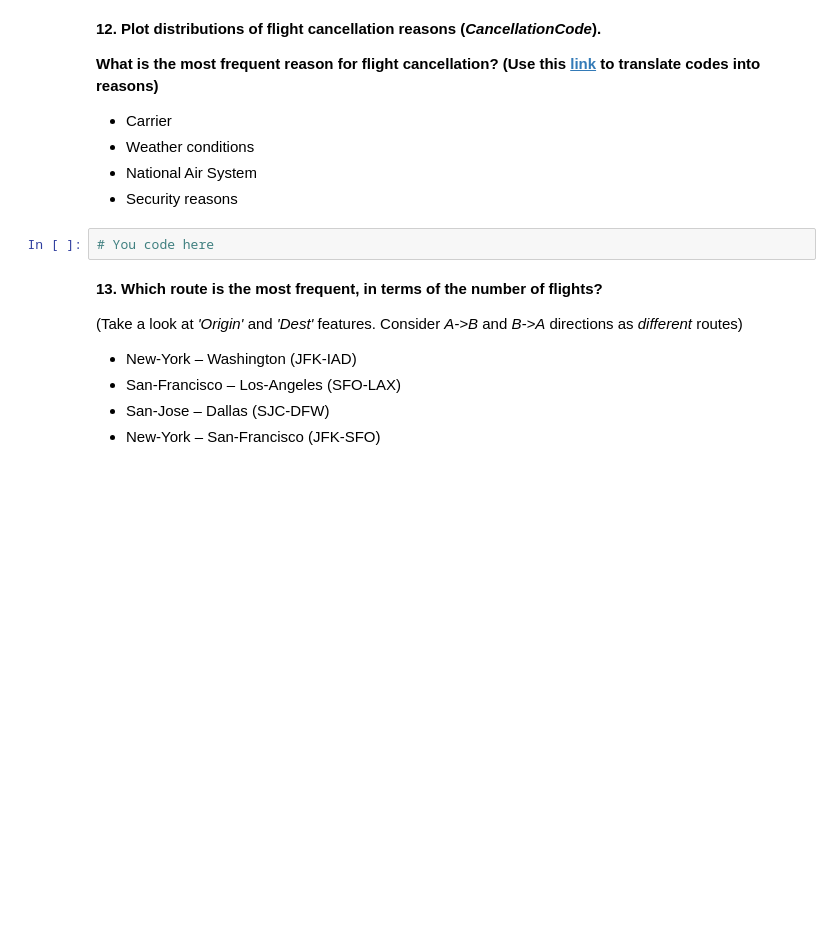
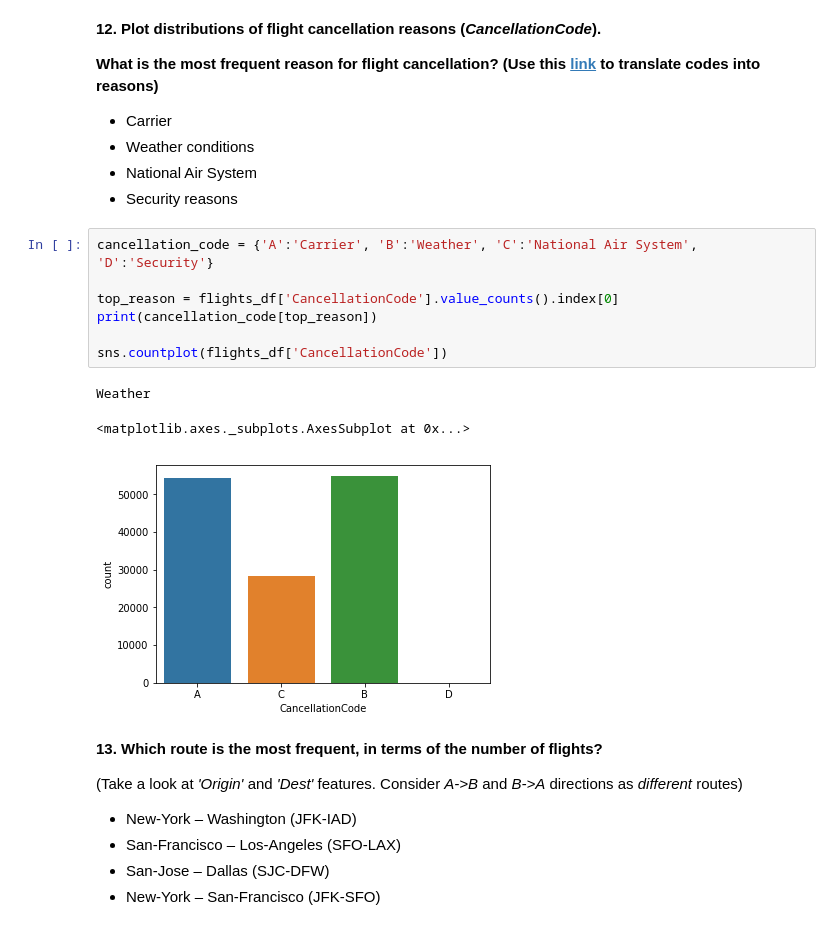
Before and after one commit to hiankun/mlcourse.ai, a Jupyter notebook: jupyter_english/assignments_spring2019/assignment1_USA_flights_EDA.ipynb, the cells around one changed output. Cells and saved outputs as stored; diff of their text form; blank space fills up the shorter version.

```diff
--- a/jupyter_english/assignments_spring2019/assignment1_USA_flights_EDA.ipynb
+++ b/jupyter_english/assignments_spring2019/assignment1_USA_flights_EDA.ipynb
@@ -336,8 +527,17 @@ flights_df['Cancelled'].value_counts()[0] - flights_df['Cancelled'].value_counts
 - Weather conditions
 - National Air System
 - Security reasons
-# %%
-# You code here
+# %%
+cancellation_code = {'A':'Carrier', 'B':'Weather', 'C':'National Air System', 'D':'Security'}
+
+top_reason = flights_df['CancellationCode'].value_counts().index[0]
+print(cancellation_code[top_reason])
+
+sns.countplot(flights_df['CancellationCode'])
+# %% [output]
+Weather
+<matplotlib.axes._subplots.AxesSubplot at 0x...>
+[figure, added]
 # %% [markdown]
 **13. Which route is the most frequent, in terms of the number of flights?**
 
```
Also changed, not shown: parts of 48 cells of this notebook.
